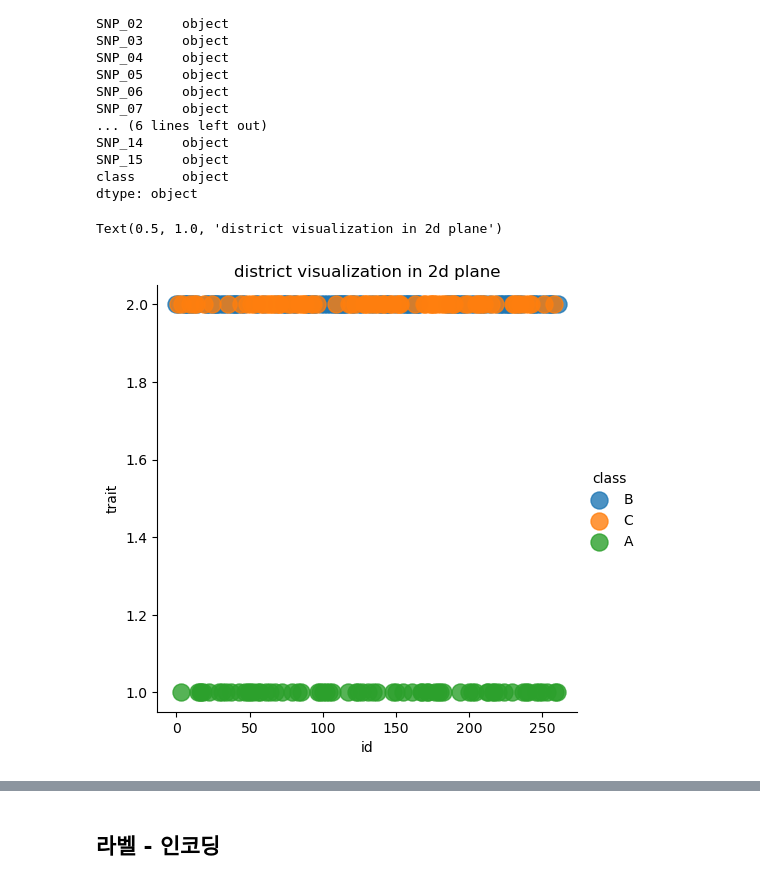
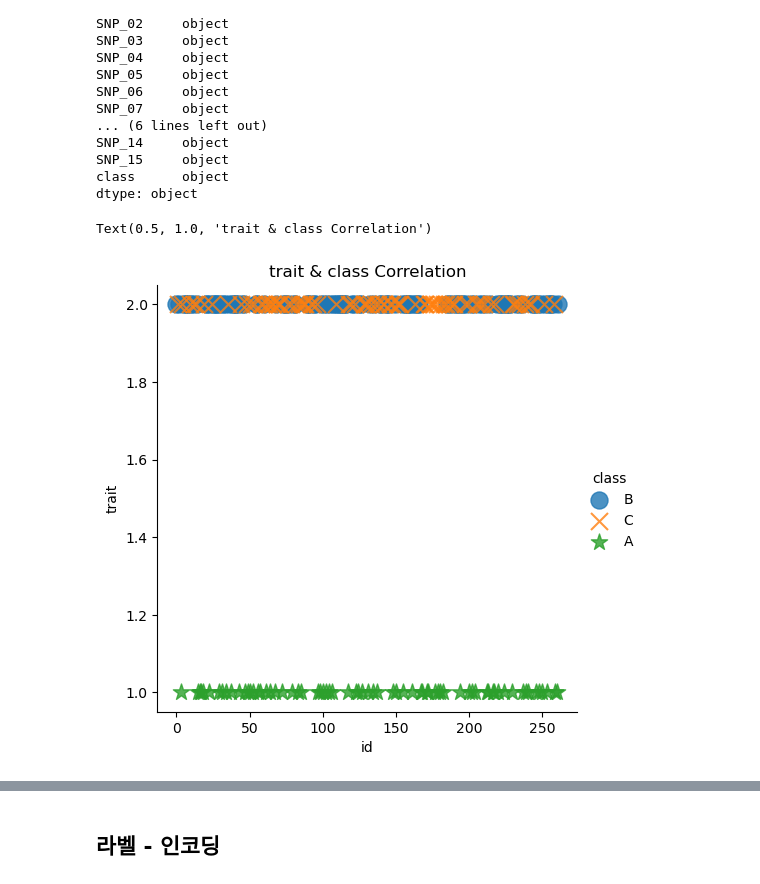
Before and after one commit to gohyunseo/dna, a Jupyter notebook: src/open/DNA_Decision Tree.ipynb, the cells around one changed output, grey strips where cells are left out. Drawn from its saved outputs; the diff is of its cells as text; code cells hidden in the pictures.

```diff
--- a/src/open/DNA_Decision Tree.ipynb
+++ b/src/open/DNA_Decision Tree.ipynb
@@ -211,7 +215,0 @@ cat_plot("SNP_15")
-# %%
-sns.set_theme(style="darkgrid")
-sns_train = sns.load_dataset("train.csv")
-sns.displot(
-    sns_train, x="trait", col="class", row="SNP_01",
-    binwidth=3, height=3, facet_kws=dict(margin_titles=True),
-)
@@ -255,13 +251,13 @@ SNP_15     object
 class      object
 dtype: object
 # %%
-sns.lmplot(data = train_df, x = 'id', y = 'trait', scatter_kws = {'s':150},
+sns.lmplot(data = train_df, x = 'id', y = 'trait', scatter_kws = {'s':150}, markers = ['o','x','*'],
            hue = 'class', fit_reg = False)
 
-plt.title('district visualization in 2d plane')
+plt.title('trait & class Correlation')
 # %% [output]
-Text(0.5, 1.0, 'district visualization in 2d plane')
+Text(0.5, 1.0, 'trait & class Correlation')
-[figure, old version]
+[figure, new version]
 # %%
 cat_plot("trait")
 # %% [output]
```
Also changed, not shown: parts of 19 cells of this notebook, 34 other files.
